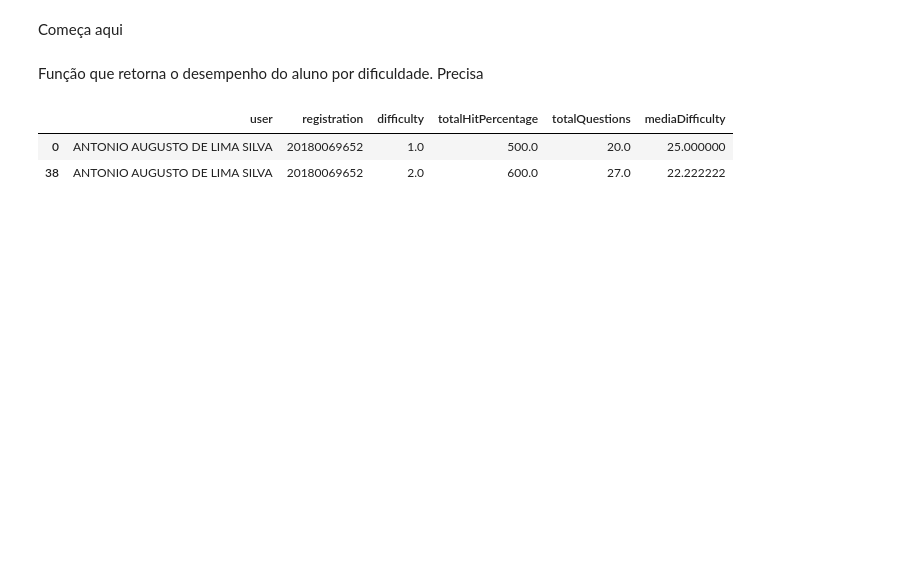
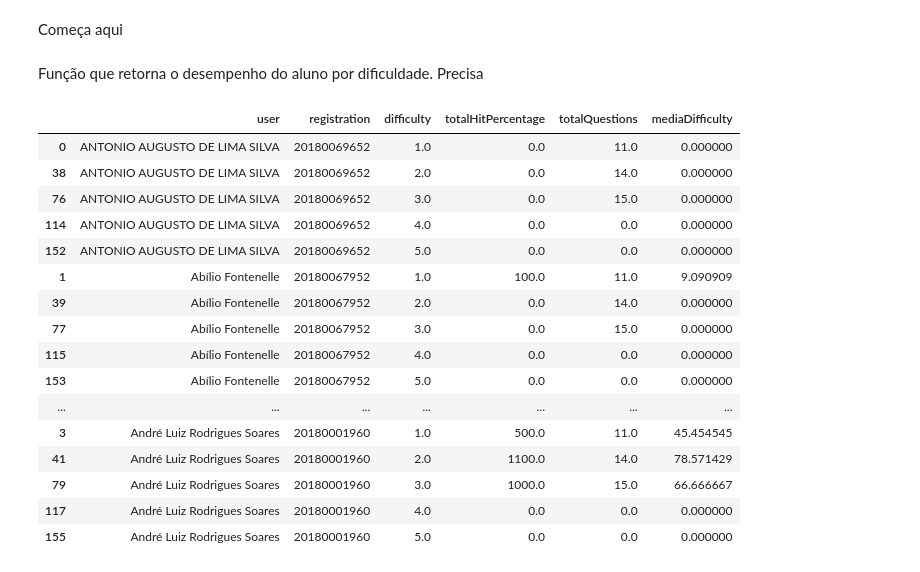
Before and after one commit to vilsonrodrigues/Projeto_Orientacao_Academica_LoP, a Jupyter notebook: Projeto_Orientacao_Academica_LoP.ipynb, the cells around one changed output. Saved outputs shown, nothing was run; the diff lists cells and outputs as text; code cells hidden in the pictures; blank space fills up the shorter version.

```diff
--- a/Projeto_Orientacao_Academica_LoP.ipynb
+++ b/Projeto_Orientacao_Academica_LoP.ipynb
@@ -1769,10 +1871,24 @@ def performance_difficulty_list_test(df_submission, df_questions_selected, listO
   df_performance['mediaDifficulty'] = df_performance['totalHitPercentage'] / df_performance['totalQuestions']
   return df_performance.sort_values(by=['user','registration']).fillna(0)
 # %%
-df_performance_difficulty_list = performance_difficulty_list_test(df_submission, df_question_data,'list')
-df_performance_difficulty_list.head(2)
+df_performance_difficulty_list = performance_difficulty_list_test(df_submission, df_questions_selected,'list')
+df_performance_difficulty_list.head(20)
 # %% [output]
 |  | user | registration | difficulty | totalHitPercentage | totalQuestions | mediaDifficulty |
-| 0 | ANTONIO AUGUSTO DE LIMA SILVA | 20180069652 | 1.0 | 500.0 | 20.0 | 25.000000 |
-| 38 | ANTONIO AUGUSTO DE LIMA SILVA | 20180069652 | 2.0 | 600.0 | 27.0 | 22.222222 |
+| 0 | ANTONIO AUGUSTO DE LIMA SILVA | 20180069652 | 1.0 | 0.0 | 11.0 | 0.000000 |
+| 38 | ANTONIO AUGUSTO DE LIMA SILVA | 20180069652 | 2.0 | 0.0 | 14.0 | 0.000000 |
+| 76 | ANTONIO AUGUSTO DE LIMA SILVA | 20180069652 | 3.0 | 0.0 | 15.0 | 0.000000 |
+| 114 | ANTONIO AUGUSTO DE LIMA SILVA | 20180069652 | 4.0 | 0.0 | 0.0 | 0.000000 |
+| 152 | ANTONIO AUGUSTO DE LIMA SILVA | 20180069652 | 5.0 | 0.0 | 0.0 | 0.000000 |
+| 1 | Abílio Fontenelle | 20180067952 | 1.0 | 100.0 | 11.0 | 9.090909 |
+| 39 | Abílio Fontenelle | 20180067952 | 2.0 | 0.0 | 14.0 | 0.000000 |
+| 77 | Abílio Fontenelle | 20180067952 | 3.0 | 0.0 | 15.0 | 0.000000 |
+| 115 | Abílio Fontenelle | 20180067952 | 4.0 | 0.0 | 0.0 | 0.000000 |
+| 153 | Abílio Fontenelle | 20180067952 | 5.0 | 0.0 | 0.0 | 0.000000 |
+| ... | ... | ... | ... | ... | ... | ... |
+| 3 | André Luiz Rodrigues Soares | 20180001960 | 1.0 | 500.0 | 11.0 | 45.454545 |
+| 41 | André Luiz Rodrigues Soares | 20180001960 | 2.0 | 1100.0 | 14.0 | 78.571429 |
+| 79 | André Luiz Rodrigues Soares | 20180001960 | 3.0 | 1000.0 | 15.0 | 66.666667 |
+| 117 | André Luiz Rodrigues Soares | 20180001960 | 4.0 | 0.0 | 0.0 | 0.000000 |
+| 155 | André Luiz Rodrigues Soares | 20180001960 | 5.0 | 0.0 | 0.0 | 0.000000 |
 # %%
```
Also changed, not shown: parts of 25 cells of this notebook.
